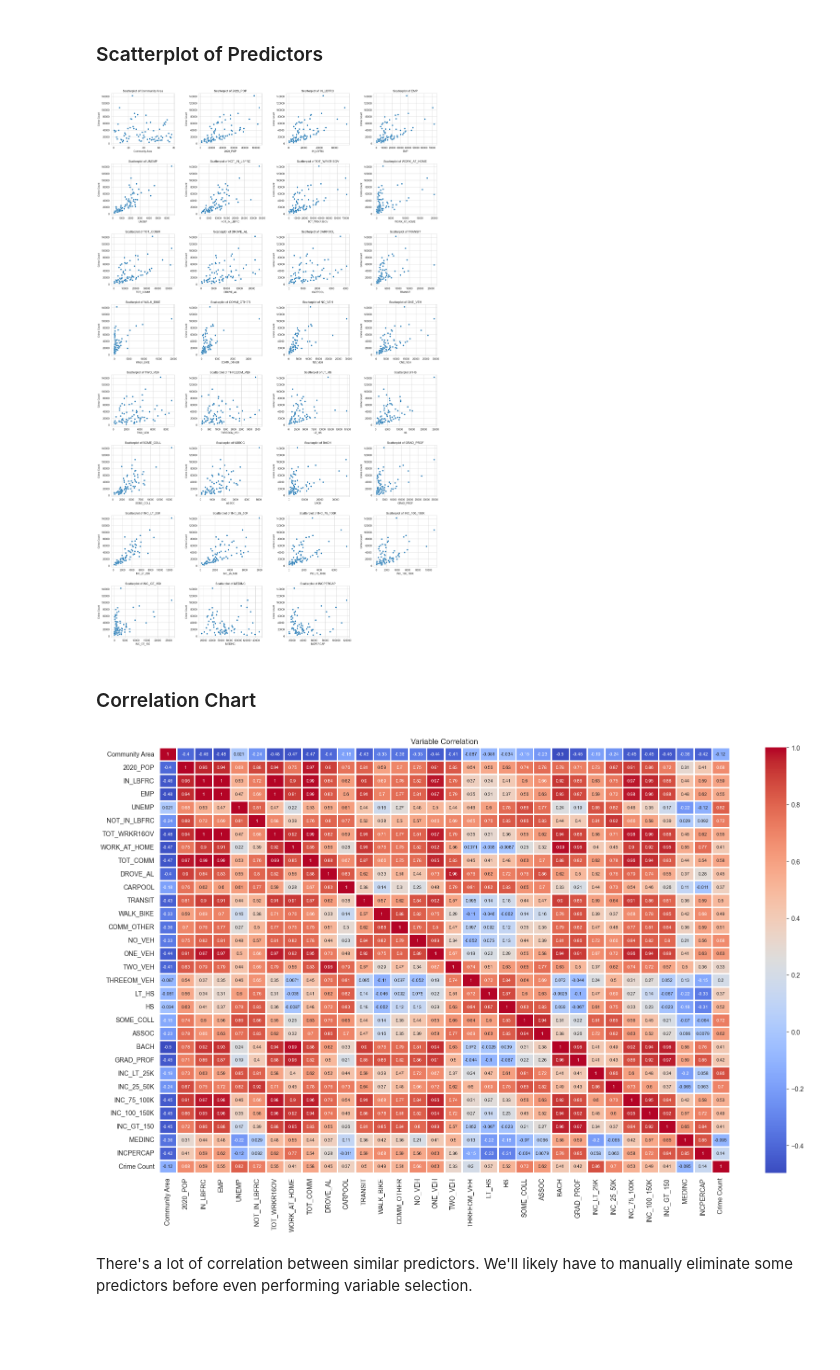
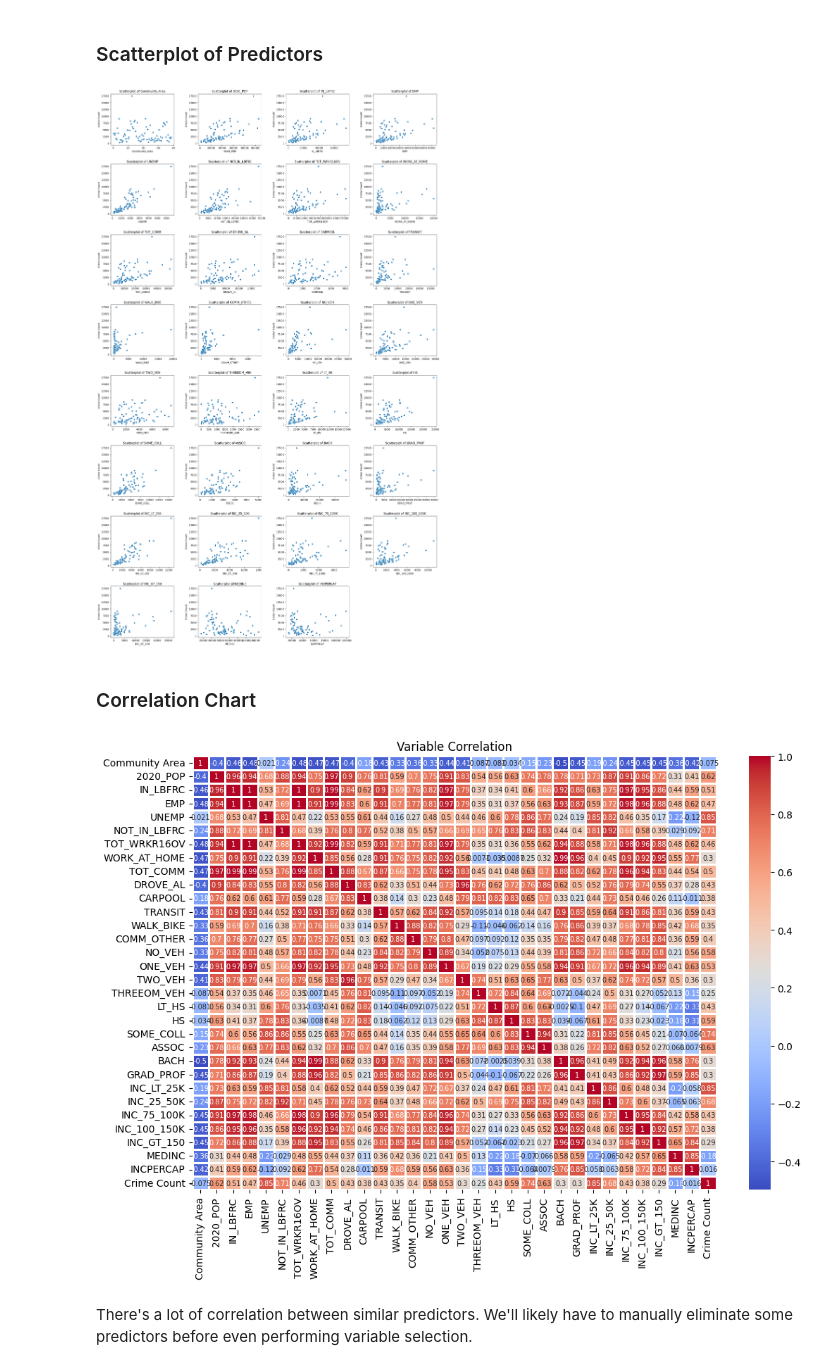
Before and after one commit to VanDang003/Analysis-of-Crime-and-Socioeconomic-Factors-in-Chicago, a Jupyter notebook: EDA.ipynb, the cells around one changed output. Cells and saved outputs as stored; diff of their text form; code cells hidden in the pictures; blank space fills up the shorter version.

```diff
--- a/EDA.ipynb
+++ b/EDA.ipynb
@@ -34,7 +34,7 @@ Dataset Metadata:
 # pip install pandas
 # pip install sodapy
 
-path_css = 'data/comm_snapshot/CCA - Community_Data_Snapshots_2024_3269398054420983008.csv'
+path_css = 'data/comm_snapshot/Community_Data_Snapshots_2024_3269398054420983008.csv'
 data_css = pd.read_csv(path_css, header=0)
 # %% [markdown]
 ## Crime Data from API
@@ -158,6 +158,6 @@ https://chibarproject.com/wp-content/uploads/2021/09/Chicago-interactive-map-1.j
 #Census data is taken from 5-year community snapshot
 #Using 2015 in this run for reduced processing time
 
-crimes_15_25 = data_csv[data_csv['Year'] >= 2015]
-print(f'Number of crimes bertween 2015-present = {len(crimes_15_25):,}')
+crimes_2015 = data_csv[data_csv['Year'] == 2015]
+print(f'Number of crimes on year 2015 = {len(crimes_2015):,}')
 # %% [output]
@@ -248,7 +248,7 @@ css = data_css[['GEOID', '2020_POP', \
 
 
 # Drop rows with missing community area values
-crimes = crimes_15_25[['Community Area', 'Primary Type']]
+crimes = crimes_2015[['Community Area', 'Primary Type']]
 crimes = crimes.dropna(subset=['Community Area'])
 
 # Aggregate crime count by Community Area
@@ -335,21 +335,21 @@ for j in range(i + 1, len(axes)):
 plt.tight_layout(pad=3)
 plt.show()
 # %% [output]
-[figure, old version]
+[figure, new version]
 # %% [markdown]
 ### Correlation Chart
 # %%
 #Make sure all columns are in the right type and only those are selected
 numeric_columns = merged_df.select_dtypes(['float64','int64'])
 
-plt.figure(figsize=(20, 12))
+plt.figure(figsize=(12, 8))
 
 sns.heatmap(numeric_columns.corr(), cmap='coolwarm', linewidth=1, annot=True, annot_kws={"size": 7})
 
 plt.title('Variable Correlation')
 plt.show()
 # %% [output]
-[figure, old version]
+[figure, new version]
 # %% [markdown]
 There's a lot of correlation between similar predictors. We'll likely have to manually eliminate some predictors before even performing variable selection.
 # %% [markdown]
```
Also changed, not shown: parts of 26 cells of this notebook.
